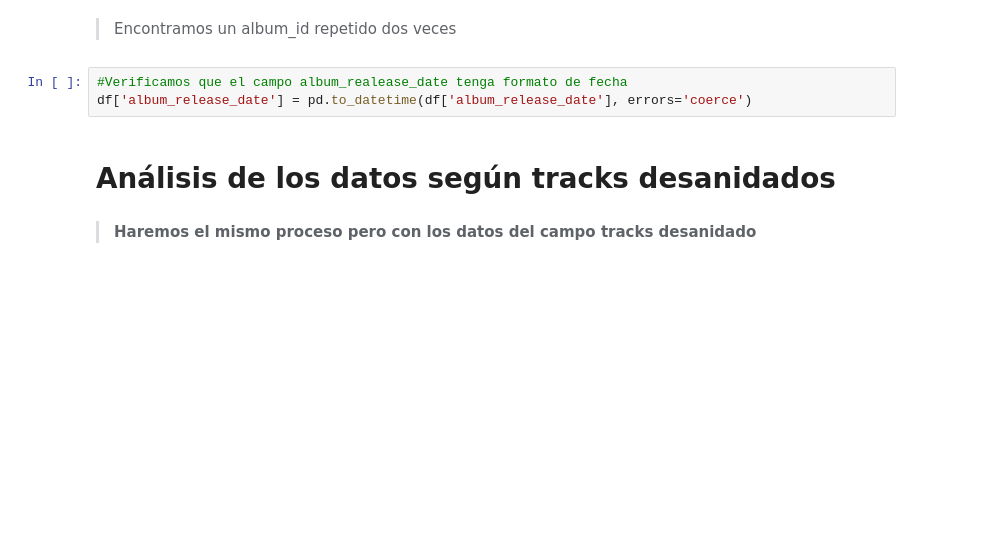
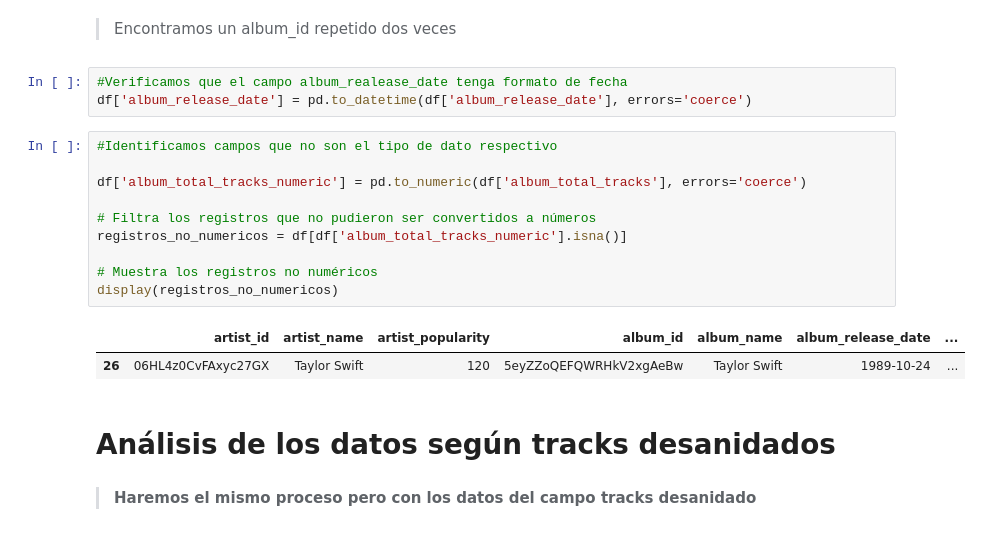
Before and after one commit to juanjolopez28/DataQualityEngineerJr-R5-PT, a Jupyter notebook: data_quality_analysis.ipynb, the cells around one changed output. Cells and saved outputs as stored; diff of their text form; blank space fills up the shorter version.

Commit message:
Proceso de análisis de datos

```diff
--- a/data_quality_analysis.ipynb
+++ b/data_quality_analysis.ipynb
@@ -144,6 +162,19 @@ Filas duplicadas:
 # %%
 #Verificamos que el campo album_realease_date tenga formato de fecha
 df['album_release_date'] = pd.to_datetime(df['album_release_date'], errors='coerce')
+# %%
+#Identificamos campos que no son el tipo de dato respectivo
+
+df['album_total_tracks_numeric'] = pd.to_numeric(df['album_total_tracks'], errors='coerce')
+
+# Filtra los registros que no pudieron ser convertidos a números
+registros_no_numericos = df[df['album_total_tracks_numeric'].isna()]
+
+# Muestra los registros no numéricos
+display(registros_no_numericos)
+# %% [output]
+|  | artist_id | artist_name | artist_popularity | album_id | album_name | album_release_date | ... |
+| 26 | 06HL4z0CvFAxyc27GX | Taylor Swift | 120 | 5eyZZoQEFQWRHkV2xgAeBw | Taylor Swift | 1989-10-24 | ... |
 # %% [markdown]
 # Análisis de los datos según tracks desanidados
 # %% [markdown]
```
Also changed, not shown: parts of 4 cells of this notebook, 1 other file.
